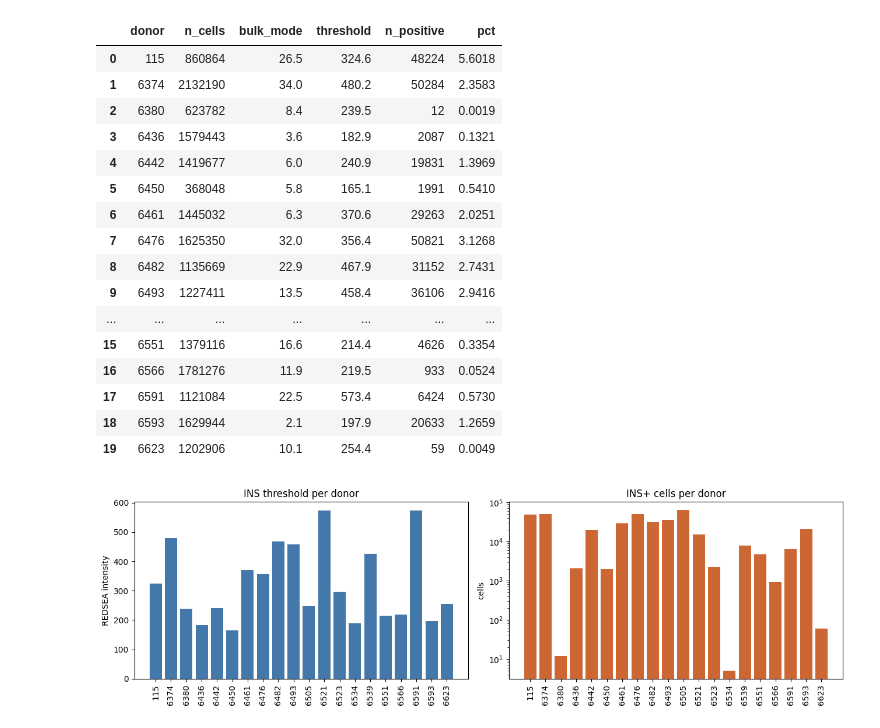
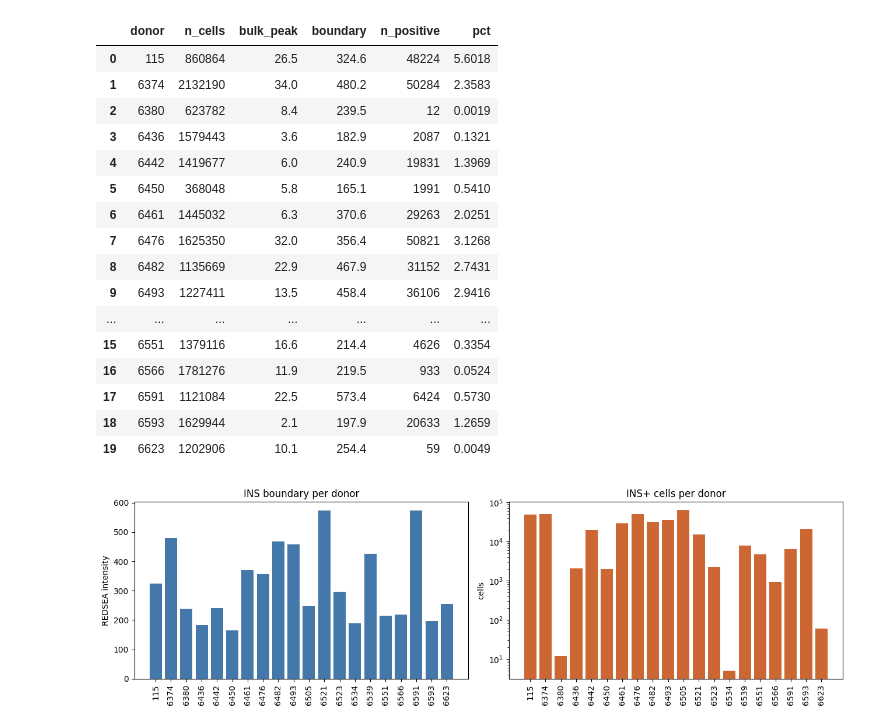
Before and after one commit to smith6jt-cop/Phenocycler_Analysis, a Jupyter notebook: notebooks/07_marker_positivity.ipynb, the cells around one changed output. Drawn from its saved outputs; the diff is of its cells as text; code cells hidden in the pictures.

```diff
--- a/notebooks/07_marker_positivity.ipynb
+++ b/notebooks/07_marker_positivity.ipynb
@@ -85,0 +73,20 @@ cells exactly 0 (REDSEA clamp): 47,385  (2.66%)
+# %%
+def find_boundary(values, bins=160, smooth=7, depth=0.02):
+    """Boundary between the dim bulk and the bright population, from this donor's own histogram."""
+    p = values[values > 0]
+    lp = np.log10(p)
+    hh, ee = np.histogram(lp, bins=bins, range=(lp.min(), lp.max()))
+    c = 0.5*(ee[:-1]+ee[1:])
+    s = uniform_filter1d(hh.astype(float), size=smooth)
+    mode = int(np.argmax(s))
+    for i in range(mode+3, len(s)-3):
+        if s[i] <= s[i-1] and s[i] <= s[i+1] and s[i] < depth*s[mode]:
+            return 10**c[i], dict(mode=10**c[mode], centers=c, smooth=s, mode_i=mode, anti_i=i)
+    return np.nan, dict(mode=10**c[mode], centers=c, smooth=s, mode_i=mode, anti_i=None)
+
+DEPTH = 0.02
+thr, dg = find_boundary(v, depth=DEPTH)
+is_pos = v > thr
+print(f'bulk peak  : {MARKER} ~ {dg["mode"]:.1f}')
+print(f'boundary   : {MARKER} ~ {thr:.1f}')
+print(f'positive   : {is_pos.sum():,} cells  ({is_pos.mean()*100:.4f}% of {len(v):,})')
@@ -215,16 +139,15 @@ That is the opposite of a quantile rule, which fixes the count and lets the thre
 # %%
 rows = []
-for p in sorted(glob.glob(str(REPO/'data'/'cells_redsea'/'donor_id=*'))):
+for p in sorted(glob.glob(str(CELLS/'donor_id=*'))):
     dn = p.split('donor_id=')[1]
-    fp = glob.glob(p + '/*.parquet')[0]
-    col = pd.read_parquet(fp, columns=[MARKER])[MARKER].to_numpy(float)
-    col = col[np.isfinite(col) & (col >= 0)]
-    t, g = valley(col)
-    n = int((col > t).sum()) if np.isfinite(t) else -1
-    rows.append(dict(donor=dn, n_cells=len(col), bulk_mode=round(g['mode'],1),
-                     threshold=round(t,1) if np.isfinite(t) else np.nan,
-                     n_positive=n, pct=round(n/len(col)*100, 4) if n >= 0 else np.nan))
-    print(f"  {dn}: {rows[-1]['n_positive']:>8,} positive  (threshold {rows[-1]['threshold']})", flush=True)
-out = pd.DataFrame(rows)
-out
+    c2 = pd.read_parquet(glob.glob(p+'/*.parquet')[0], columns=[MARKER])[MARKER].to_numpy(float)
+    c2 = c2[np.isfinite(c2) & (c2 >= 0)]
+    t, g = find_boundary(c2, depth=DEPTH)
+    n = int((c2 > t).sum()) if np.isfinite(t) else -1
+    rows.append(dict(donor=dn, n_cells=len(c2), bulk_peak=round(g['mode'],1),
+                     boundary=round(t,1) if np.isfinite(t) else np.nan,
+                     n_positive=n, pct=round(n/len(c2)*100,4) if n>=0 else np.nan))
+    print(f"  {dn}: {n:>8,} positive   boundary {rows[-1]['boundary']}", flush=True)
+summary = pd.DataFrame(rows)
+summary
 # %% [output]
@@ -251,4 +174,4 @@ out
-|  | donor | n_cells | bulk_mode | threshold | n_positive | pct |
+|  | donor | n_cells | bulk_peak | boundary | n_positive | pct |
 | 0 | 115 | 860864 | 26.5 | 324.6 | 48224 | 5.6018 |
 | 1 | 6374 | 2132190 | 34.0 | 480.2 | 50284 | 2.3583 |
 | 2 | 6380 | 623782 | 8.4 | 239.5 | 12 | 0.0019 |
```
Also changed, not shown: parts of 28 cells of this notebook.
